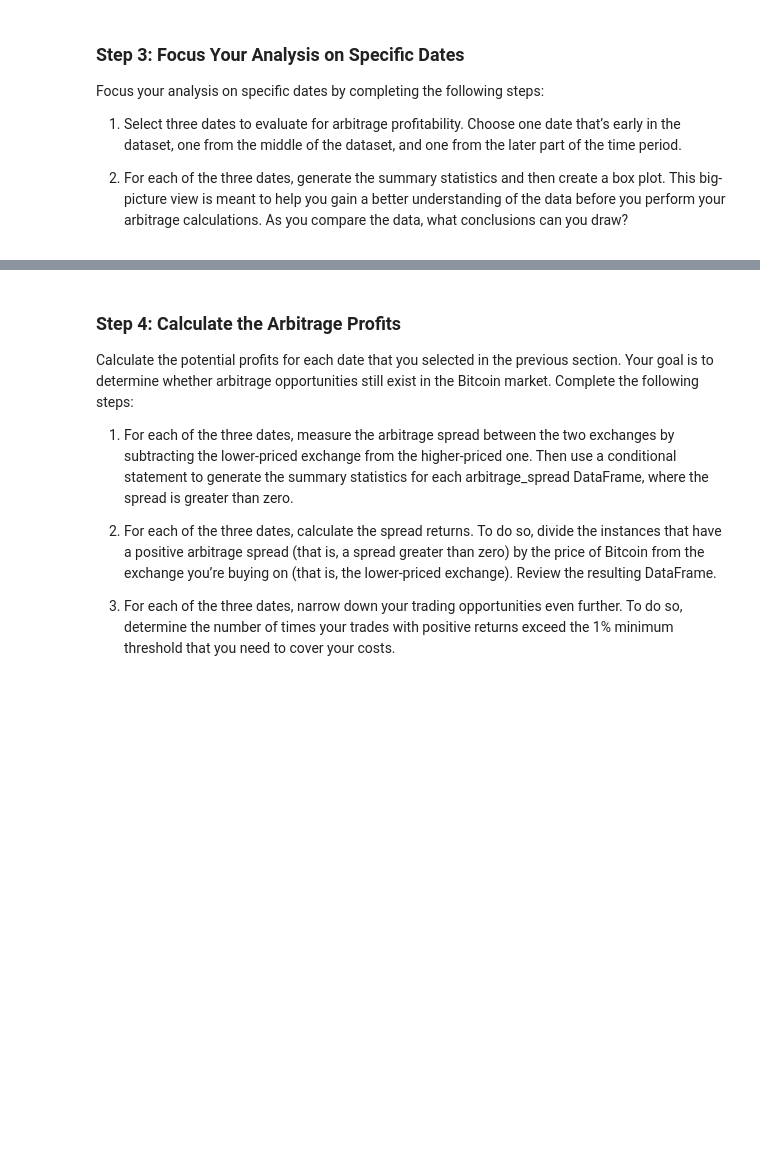
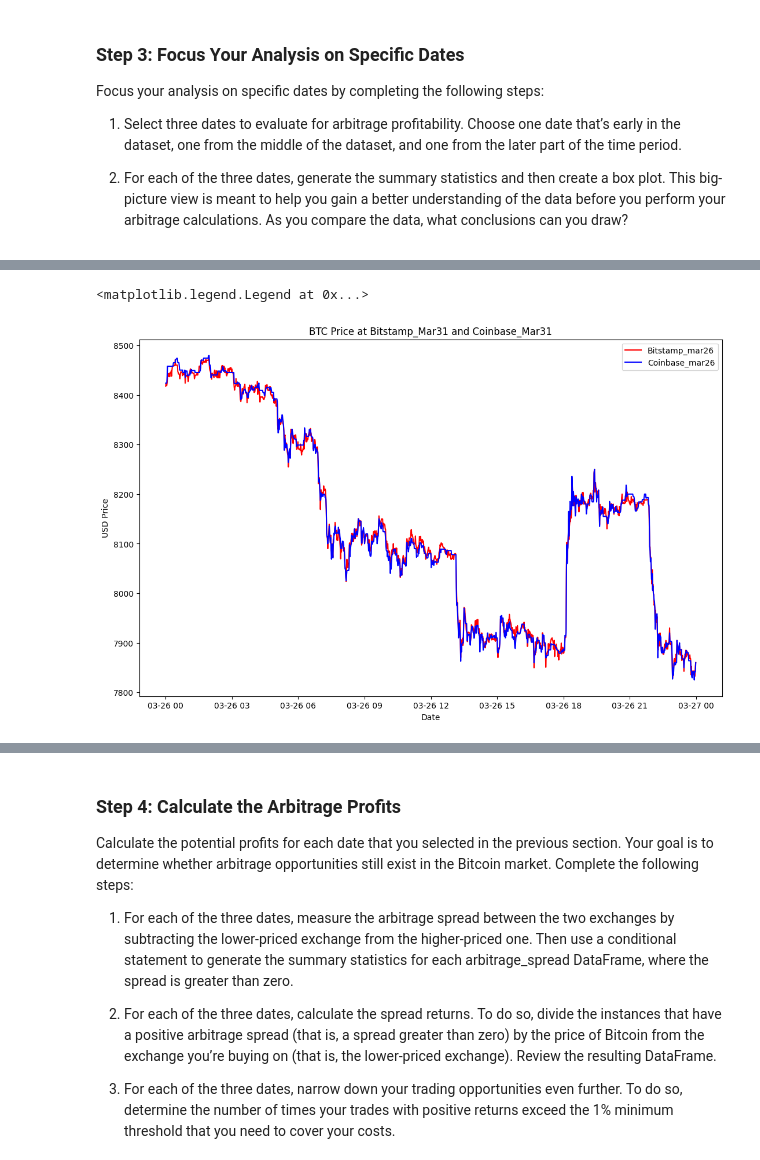
Before and after one commit to justinvalli/Challenge_3, a Jupyter notebook: Starter_Code/crypto_arbitrage.ipynb, the cells around one changed output, grey strips where cells are left out. Cells and saved outputs as stored; diff of their text form; code cells hidden in the pictures; blank space fills up the shorter version.

```diff
--- a/Starter_Code/crypto_arbitrage.ipynb
+++ b/Starter_Code/crypto_arbitrage.ipynb
@@ -438,17 +509,20 @@ plt.ylabel('Price Difference')
 # %%
 # Create an overlay plot that visualizes the two dataframes over a period of one day from late in the dataset.
 # Be sure that the plots include the parameters `legend`, `figsize`, `title`, `color` and `label`
 
-bitstamp_mar31 = bitstamp.loc['2018-03-31', 'Close']
-coinbase_mar31 = coinbase.loc['2018-03-31', 'Close']
+bitstamp_mar26 = bitstamp.loc['2018-03-26', 'Close']
+coinbase_mar26 = coinbase.loc['2018-03-26', 'Close']
 
 fig, ax = plt.subplots(figsize = (13,8))
-ax.plot(bitstamp_mar31.index, bitstamp_mar31, color = 'red', label = 'Bitstamp_Feb24')
-ax.plot(coinbase_mar31.index, coinbase_mar31, color = 'blue', label = 'Coinbase_Feb24')
+ax.plot(bitstamp_mar26.index, bitstamp_mar26, color = 'red', label = 'Bitstamp_mar26')
+ax.plot(coinbase_mar26.index, coinbase_mar26, color = 'blue', label = 'Coinbase_mar26')
 ax.set_title('BTC Price at Bitstamp_Mar31 and Coinbase_Mar31')
 ax.set_xlabel('Date')
 ax.set_ylabel('USD Price')
 ax.legend()
+# %% [output]
+<matplotlib.legend.Legend at 0x...>
+[figure, added]
 # %%
 # Using the date from the late that you have selected, calculate the arbitrage spread
 # by subtracting the bitstamp lower closing prices from the coinbase higher closing prices
```
Also changed, not shown: parts of 25 cells of this notebook.
